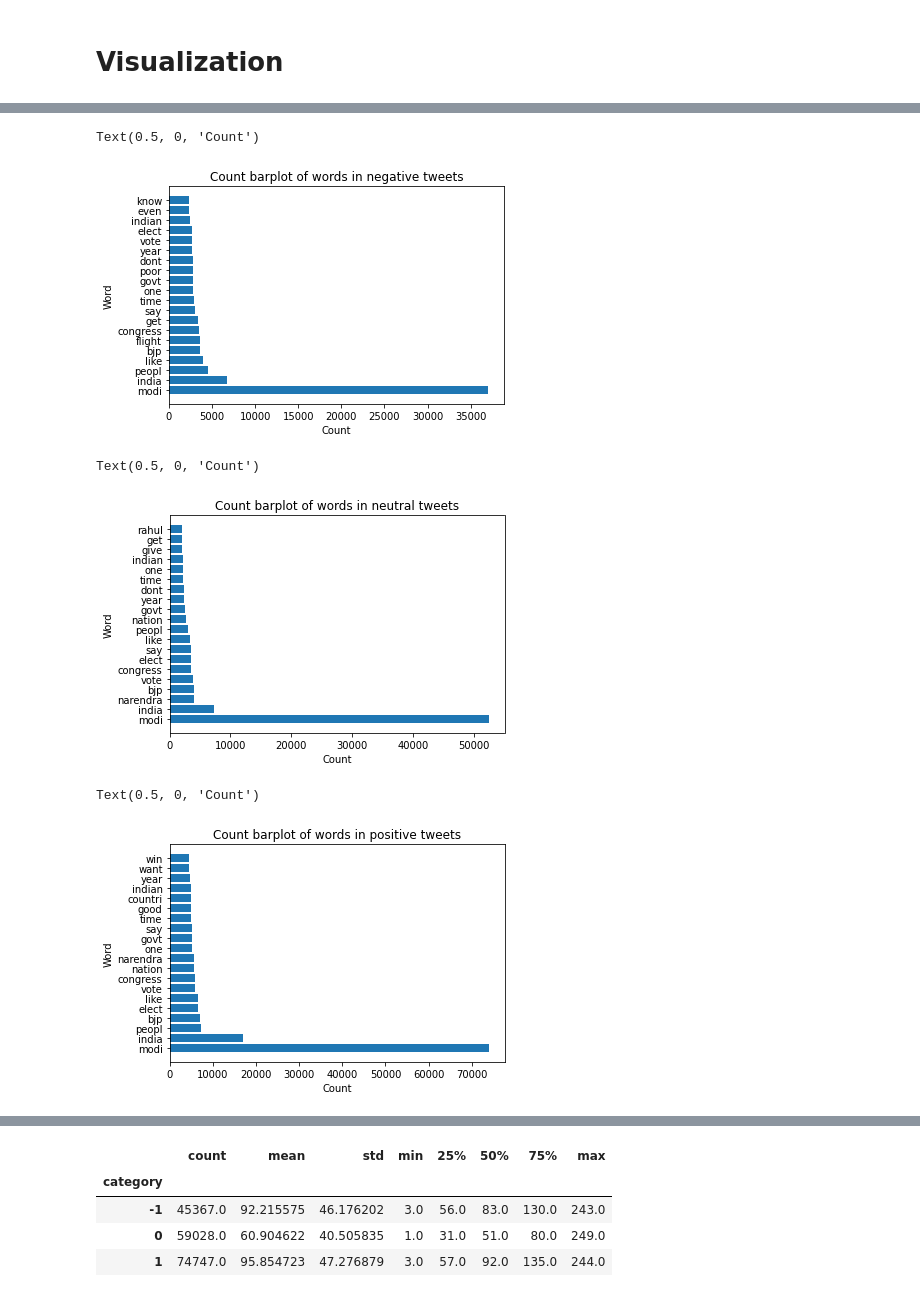
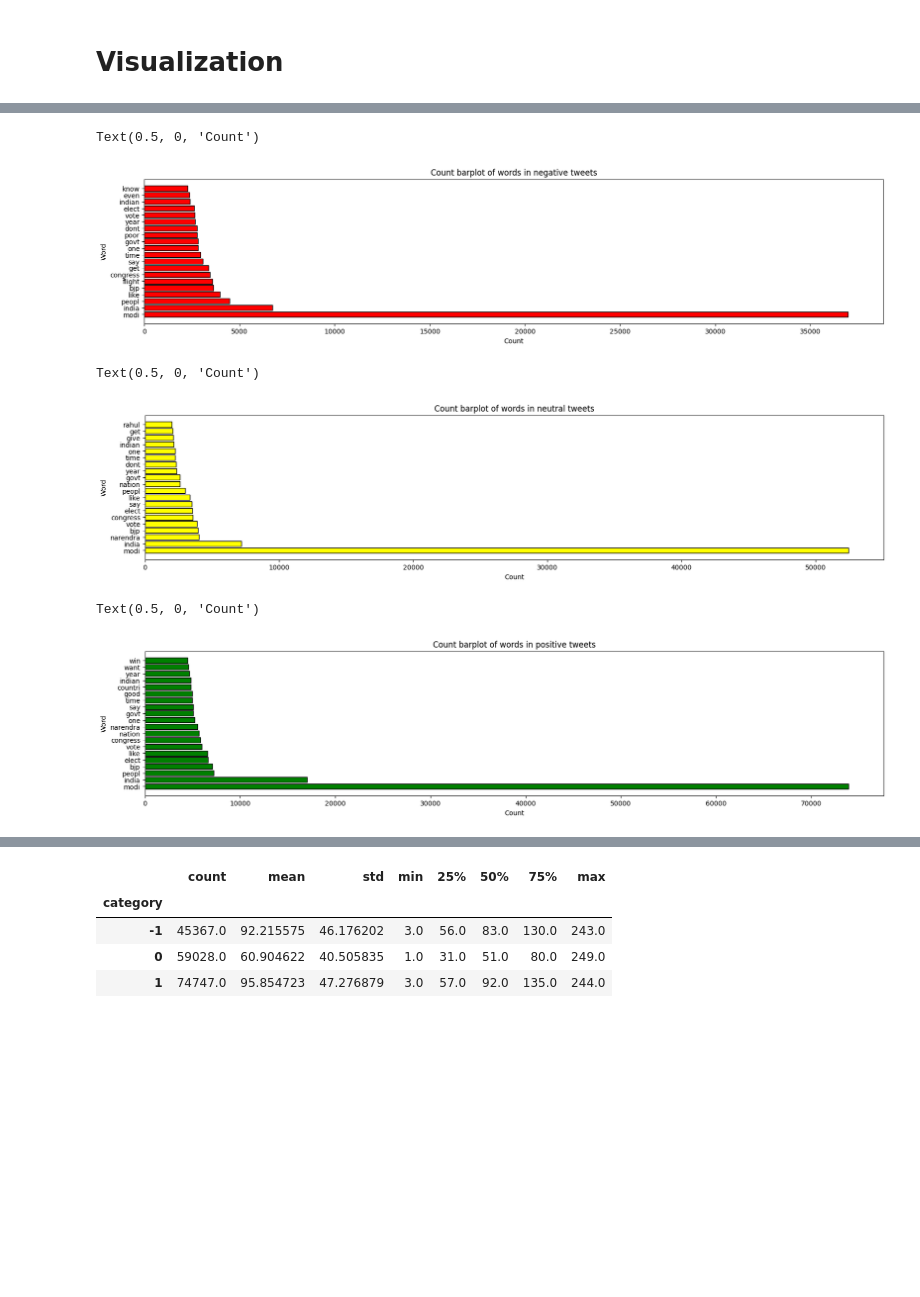
Before and after one commit to beta996/Twitter-Sentiment-Analysis, a Jupyter notebook: MLproject1.ipynb, the cells around one changed output, grey strips where cells are left out. Saved outputs shown, nothing was run; the diff lists cells and outputs as text; code cells hidden in the pictures; blank space fills up the shorter version.

```diff
--- a/MLproject1.ipynb
+++ b/MLproject1.ipynb
@@ -221,5 +312,5 @@ draw_clouds(preprocessed[preprocessed['category']==-1]['text'])
 # %%
-def draw_frequebcy_bars(series):
+def draw_frequebcy_bars(series, color):
   freq_dict = defaultdict(int)
   for sample in series:
     for word in word_tokenize(sample):
@@ -227,34 +318,37 @@ def draw_frequebcy_bars(series):
   patrial = dict(sorted(freq_dict.items(), key=lambda pair: pair[1], reverse=True)[:20])
   keys = tuple(patrial.keys())
   values = patrial.values()
-  plt.barh(keys, values)
+  fig, ax = plt.subplots( nrows=1, ncols=1)
+  fig.set_figwidth(20)
+  fig.set_dpi(100)
+  ax.barh(keys, values, color=color, edgecolor='black')
 # %%
 # negative
-draw_frequebcy_bars(preprocessed[preprocessed['category']==-1]['text'])
+draw_frequebcy_bars(preprocessed[preprocessed['category']==-1]['text'], 'red')
 plt.title('Count barplot of words in negative tweets')
 plt.ylabel('Word')
 plt.xlabel('Count')
 # %% [output]
 Text(0.5, 0, 'Count')
-[figure, old version]
+[figure, new version]
 # %%
 # neutral
-draw_frequebcy_bars(preprocessed[preprocessed['category']==0]['text'])
+draw_frequebcy_bars(preprocessed[preprocessed['category']==0]['text'], 'yellow')
 plt.title('Count barplot of words in neutral tweets')
 plt.ylabel('Word')
 plt.xlabel('Count')
 # %% [output]
 Text(0.5, 0, 'Count')
-[figure, old version]
+[figure, new version]
 # %%
 # positive
-draw_frequebcy_bars(preprocessed[preprocessed['category']==1]['text'])
+draw_frequebcy_bars(preprocessed[preprocessed['category']==1]['text'], 'green')
 plt.title('Count barplot of words in positive tweets')
 plt.ylabel('Word')
 plt.xlabel('Count')
 # %% [output]
 Text(0.5, 0, 'Count')
-[figure, old version]
+[figure, new version]
 # %%
 categories = preprocessed.groupby('category').count()
 categories["percentage of each category"] = categories["text"] * 100 / sum(categories["text"])
```
Also changed, not shown: parts of 58 cells of this notebook.
